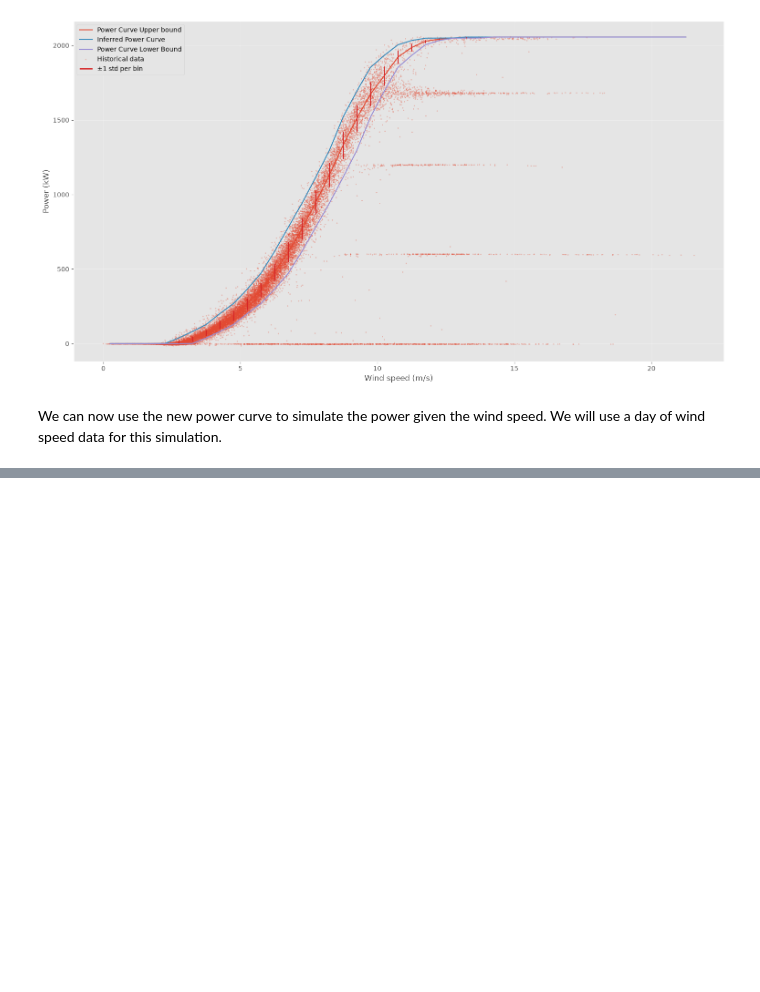
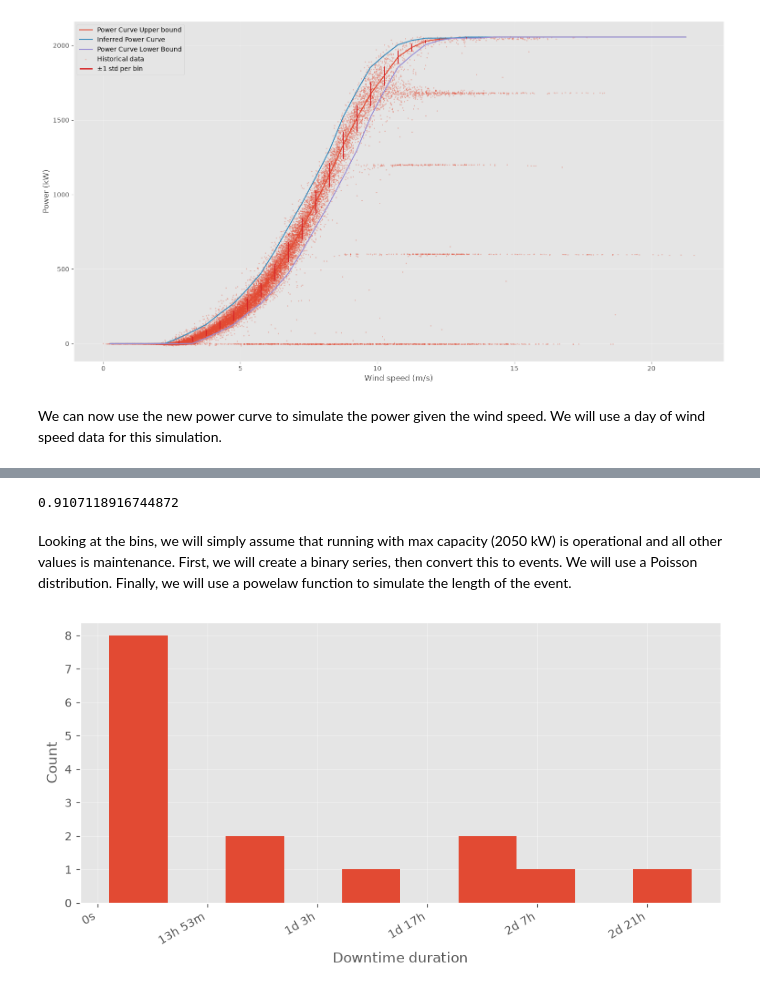
Before and after one commit to doctrino/meditatio, a Jupyter notebook: statistics/simulation_physical.ipynb, the cells around one changed output, grey strips where cells are left out. Cells and saved outputs as stored; diff of their text form; code cells hidden in the pictures; blank space fills up the shorter version.

```diff
--- a/statistics/simulation_physical.ipynb
+++ b/statistics/simulation_physical.ipynb
@@ -282,0 +371,6 @@ axes[1].legend();
+# %%
+sum(df["Available Capacity for Production (kW)"] == 2050.0)/len(df)
+# %% [output]
+0.9107118916744872
+# %% [markdown]
+Looking at the bins, we will simply assume that running with max capacity (2050 kW) is operational and all other values is maintenance. First, we will create a binary series, then convert this to events. We will use a Poisson distribution. Finally, we will use a powelaw function to simulate the length of the event.
@@ -282,0 +438,29 @@ axes[1].legend();
+# %%
+
+
+event_df = to_events(df["Available Capacity for Production (kW)"] == 2050.0, min_duration=pd.Timedelta("1.5hour"))
+event_df["duration"] = event_df["end"] - event_df["start"]
+def human_duration(seconds, _pos=None):
+    seconds = int(seconds)
+    if seconds <= 0:
+        return "0s"
+    days, rem = divmod(seconds, 86400)
+    hours, rem = divmod(rem, 3600)
+    minutes, secs = divmod(rem, 60)
+    parts = []
+    if days:    parts.append(f"{days}d")
+    if hours:   parts.append(f"{hours}h")
+    if minutes and not days:   parts.append(f"{minutes}m")
+    if secs and not (days or hours or minutes): parts.append(f"{secs}s")
+    return " ".join(parts)
+
+downtime_duration_seconds = event_df[~event_df["is_operational"]]["duration"].dt.total_seconds()
+
+fig, ax = plt.subplots(figsize=(10, 5))
+downtime_duration_seconds.hist(bins=10, ax=ax)
+ax.xaxis.set_major_formatter(FuncFormatter(human_duration))
+fig.autofmt_xdate(rotation=30)  # optional: rotate labels for readability
+ax.set_xlabel("Downtime duration")
+ax.set_ylabel("Count");
+# %% [output]
+[figure, added]
```
Also changed, not shown: parts of 18 cells of this notebook.
